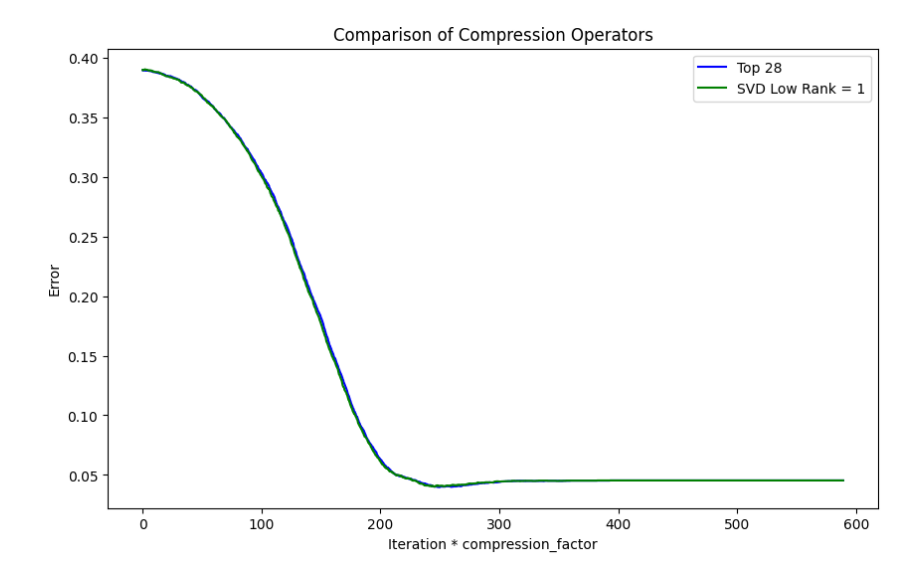
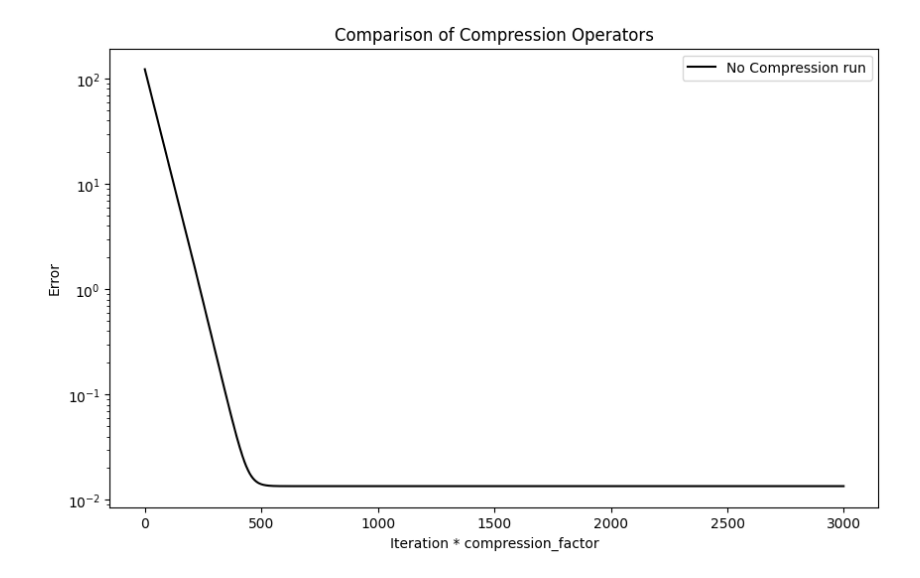
Before and after one commit to NoblFriend/dgd_code_spring2024, a Jupyter notebook: logreg/1.ipynb, the cells around one changed output. Drawn from its saved outputs; the diff is of its cells as text; code cells hidden in the pictures.

```diff
--- a/logreg/1.ipynb
+++ b/logreg/1.ipynb
@@ -14,4 +14,4 @@ y = 2*y-3
 X_train, X_test, y_train, y_test = train_test_split(X, y, test_size=0.2)
 
 L = np.max(np.linalg.eigvals(X.T @ X )).real/n
-lambda_value = L/100
+lambda_value = L/1000
@@ -41,48 +118,48 @@ def batch_generator(X, y, batch_size):
 
 
 workers = []
-batch_size = 500
+batch_size = 5000000000
 for X_batch, y_batch in batch_generator(X_train, y_train, batch_size):
     worker_func = gd.create_worker_func(f, X_batch, y_batch, lambda_value)
     workers.append(gd.Worker(worker_func))
 
-dgd = gd.DistributedGD(workers, (1/L)/2)
+dgd = gd.DistributedGD(workers, (1/L))
 
 
 def plot_for_compression_operator(w0, num_iter, compress_op, compression_factor, name, color):
     for worker in workers:
         worker.compress_op = compress_op
 
     dgd.reset()
-    dgd.run_ef21(num_iter, w0)
-    run_ef21_loss_history = [1 - np.mean(y_train == np.sign(X_train @ w)) for w in dgd.history]
+    dgd.run(num_iter, w0)
+    run_ef21_loss_history = [np.linalg.norm(loss_grad(w, X, y, lambda_value=lambda_value)) for w in dgd.history]
 
     scaled_iterations = [i * compression_factor for i in range(len(run_ef21_loss_history))]
 
-    plt.plot(scaled_iterations, run_ef21_loss_history, label=f'{name}', color=color)
+    plt.semilogy(scaled_iterations, run_ef21_loss_history, label=f'{name}', color=color)
 
 
 plt.figure(figsize=(10, 6))
 
 compression_operators = [
-    # (comp.identity_op(), 1,  'No Compression run', 'black'),
-    (comp.top_k_op(22), 22/112, 'Top 22', 'blue'),
-    (comp.svd_approximation_low_rank_compression_op(1), (14+8)/112, 'SVD Low Rank = 1', 'green')
+    (comp.identity_op(), 1,  'No Compression run', 'black'),
+    # (comp.top_k_op(22), 22/112, 'Top 22', 'blue'),
+    # (comp.svd_approximation_low_rank_compression_op(1), (14+8)/112, 'SVD Low Rank = 1', 'green')
     # (comp.general_biased_rounding_op(10, 1e-8, 100), 'General Biased Rounding', 'purple'),
     # (comp.natural_dithering_op(4), 'Natural Dithering', 'red'),
 ]
 
 np.random.seed(0)
 w0  = np.random.uniform(low=-100, high=100, size=(d,))
 num_iter = 3000
 for compress_op, compression_factor, name, color in compression_operators:
     plot_for_compression_operator(w0, num_iter, compress_op,compression_factor, name, color)
 
 
 plt.xlabel('Iteration * compression_factor')
 plt.ylabel('Error')
 plt.title('Comparison of Compression Operators')
 plt.legend()
 plt.show()
 # %% [output]
-[figure, old version]
+[figure, new version]
```
Also changed, not shown: parts of 1 cell of this notebook.
